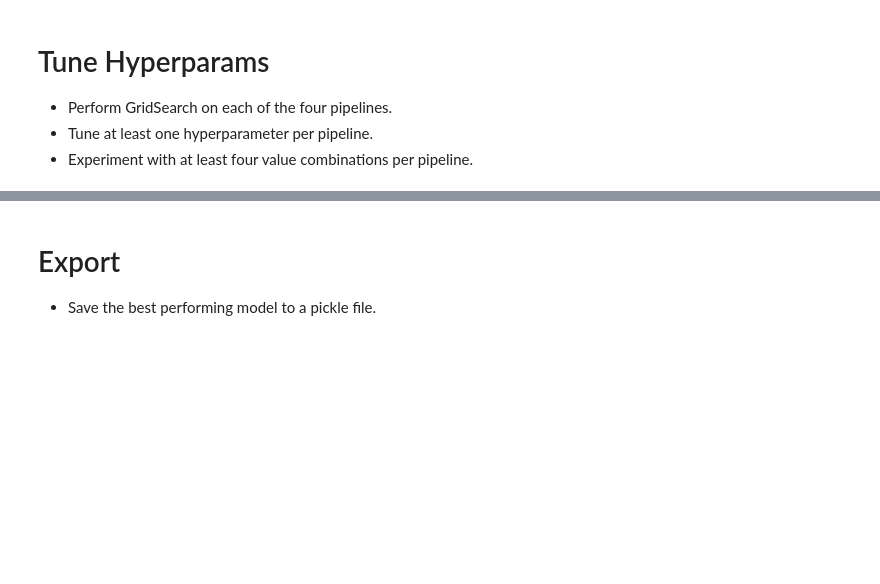
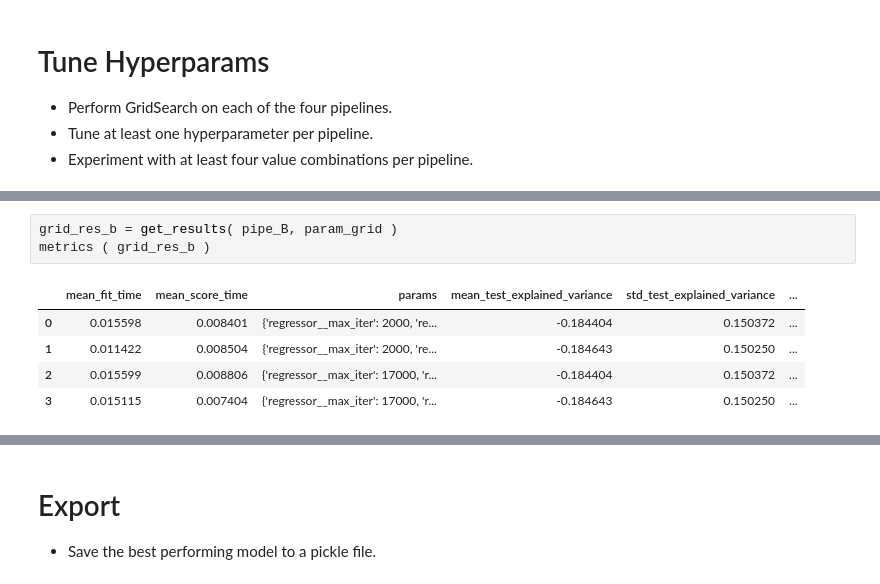
Before and after one commit to IhorKyl/scaling_to_production, a Jupyter notebook: 05_src/assignment_3.ipynb, the cells around one changed output, grey strips where cells are left out. Drawn from its saved outputs; the diff is of its cells as text; blank space fills up the shorter version.

```diff
--- a/05_src/assignment_3.ipynb
+++ b/05_src/assignment_3.ipynb
@@ -287,0 +269,9 @@ get_results( pipe_D, param_grid_advance )
+# %%
+grid_res_b = get_results( pipe_B, param_grid )
+metrics ( grid_res_b )
+# %% [output]
+|  | mean_fit_time | mean_score_time | params | mean_test_explained_variance | std_test_explained_variance | ... |
+| 0 | 0.015598 | 0.008401 | {'regressor__max_iter': 2000, 're... | -0.184404 | 0.150372 | ... |
+| 1 | 0.011422 | 0.008504 | {'regressor__max_iter': 2000, 're... | -0.184643 | 0.150250 | ... |
+| 2 | 0.015599 | 0.008806 | {'regressor__max_iter': 17000, 'r... | -0.184404 | 0.150372 | ... |
+| 3 | 0.015115 | 0.007404 | {'regressor__max_iter': 17000, 'r... | -0.184643 | 0.150250 | ... |
```
Also changed, not shown: parts of 17 cells of this notebook, 1 other file.
